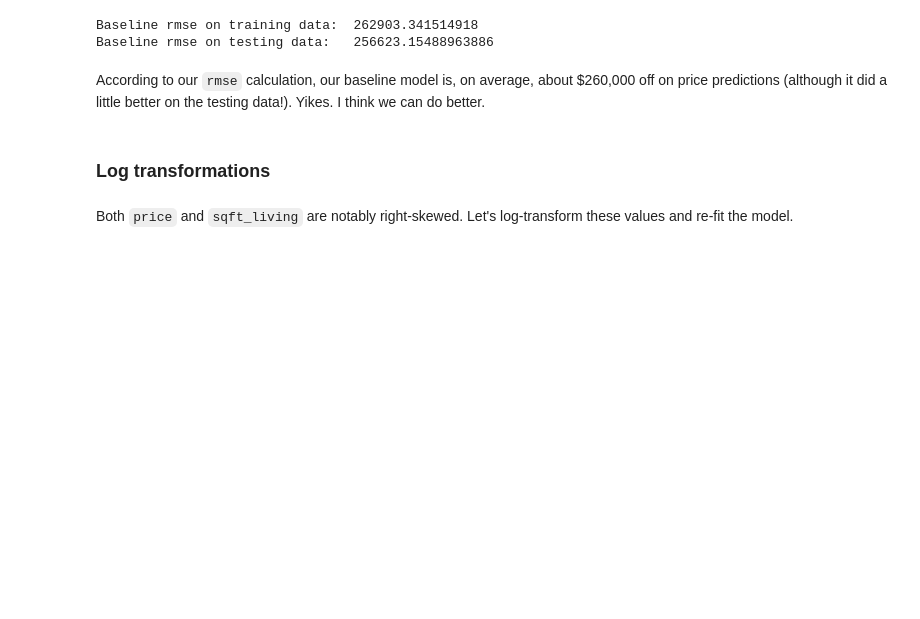
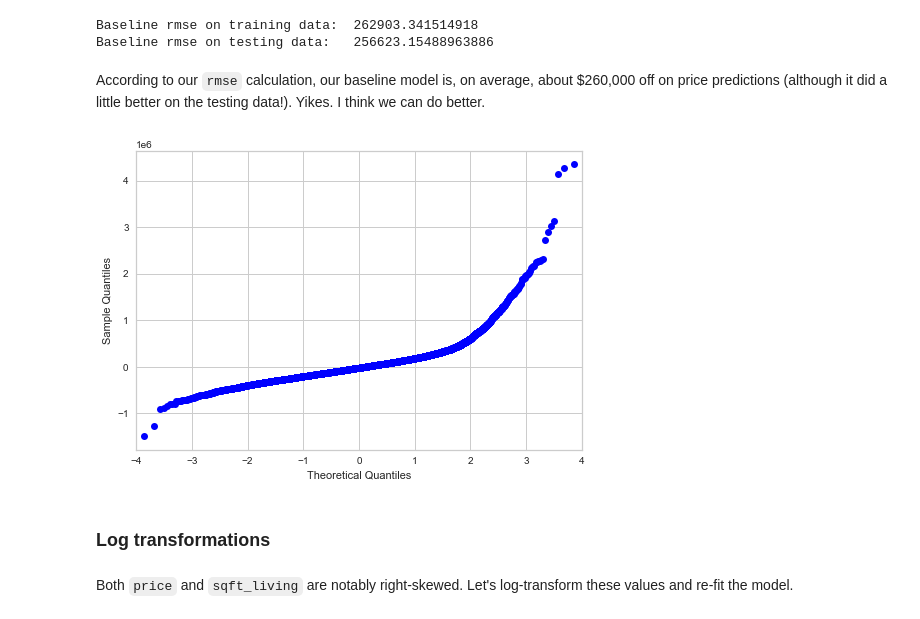
Before and after one commit to jmarkowi/kingcounty, a Jupyter notebook: Markowitz_working_nb.ipynb, the cells around one changed output. Cells and saved outputs as stored; diff of their text form; code cells hidden in the pictures; blank space fills up the shorter version.

```diff
--- a/Markowitz_working_nb.ipynb
+++ b/Markowitz_working_nb.ipynb
@@ -319,6 +310,12 @@ Baseline rmse on training data:  262903.341514918
 Baseline rmse on testing data:   256623.15488963886
 # %% [markdown]
 According to our `rmse` calculation, our baseline model is, on average, about \$260,000 off on price predictions (although it did a little better on the testing data!). Yikes. I think we can do better.
+# %%
+res = baseline_model.resid # residuals
+fig = sm.qqplot(res)
+plt.show()
+# %% [output]
+[figure, added]
 # %% [markdown]
 ### Log transformations
 # %% [markdown]
```
Also changed, not shown: parts of 15 cells of this notebook.
